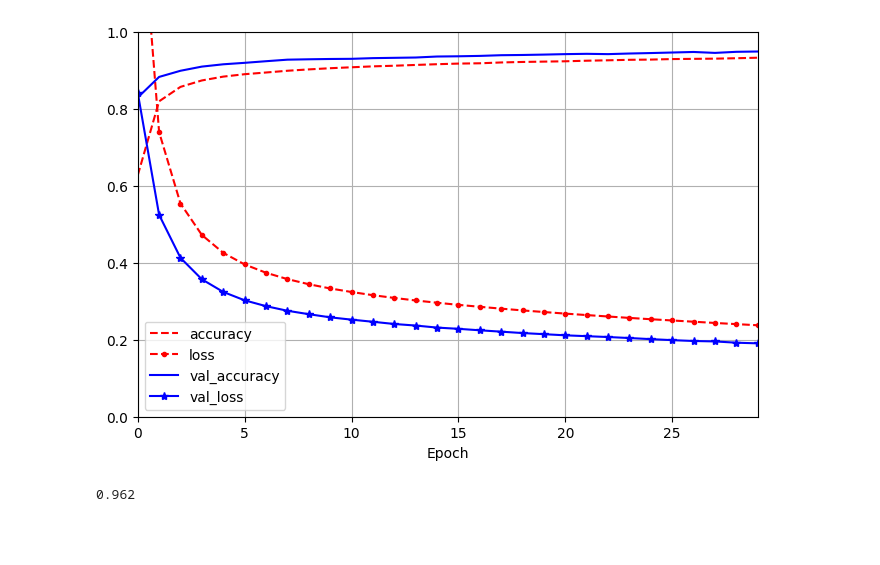
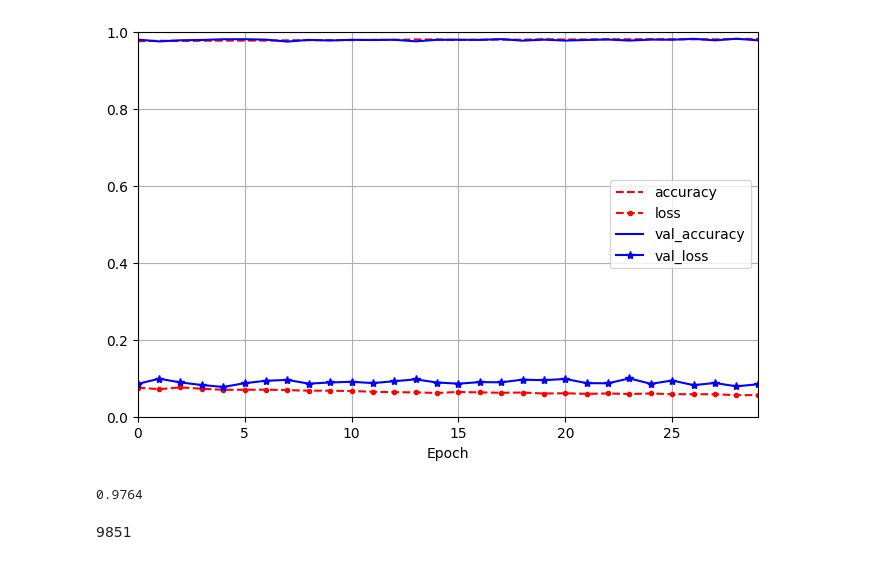
Before and after one commit to Qizix/bacis-ml-models, a Jupyter notebook: mlp classification/main.ipynb, the cells around one changed output. Saved outputs shown, nothing was run; the diff lists cells and outputs as text; code cells hidden in the pictures; blank space fills up the shorter version.

```diff
--- a/mlp classification/main.ipynb
+++ b/mlp classification/main.ipynb
@@ -76,16 +76,24 @@ Model: "sequential_15"
  Trainable params: 266,610 (1.02 MB)
  Non-trainable params: 0 (0.00 B)
 # %%
+class MCDropout(tf.keras.layers.Dropout):
+    def call(self, inputs, training=False):
+        return super().call(inputs, training=True)
+
+
 model = tf.keras.Sequential([
     tf.keras.layers.Flatten(input_shape=[28, 28]),
+    MCDropout(rate=0.2),
     tf.keras.layers.Dense(300, kernel_initializer="he_normal",
     use_bias=False),
     tf.keras.layers.BatchNormalization(),
     tf.keras.layers.Activation("relu"),
+    MCDropout(rate=0.2),
     tf.keras.layers.Dense(100, kernel_initializer="he_normal",
     use_bias=False),
     tf.keras.layers.BatchNormalization(),
     tf.keras.layers.Activation("relu"),
+    MCDropout(rate=0.2),
     tf.keras.layers.Dense(10, activation="softmax")
 ])
 
@@ -94,15 +102,5 @@ model.compile(
     optimizer = optimizer,
     loss = "sparse_categorical_crossentropy",
     metrics = ["accuracy"])
-
-history = model.fit(X_train, y_train, epochs=20, validation_data=(X_valid, y_valid), callbacks=[tensorboard_callback])
-
-y_pred = model.predict(X_test)
-accuracy_score(y_test, np.argmax(y_pred, axis=-1))
-pd.DataFrame(history.history).plot(
-figsize=(8, 5), xlim=[0, 29], ylim=[0, 1], grid=True, xlabel="Epoch",
-style=["r--", "r--.", "b-", "b-*"])
-plt.show()
-accuracy_score(y_test, np.argmax(y_pred, axis=-1))
 # %% [output]
 Epoch 1/20
@@ -127,19 +125,6 @@ Epoch 20/20
 # %%
-leaky_relu = tf.keras.layers.LeakyReLU(alpha=0.3)
 
-model = tf.keras.models.Sequential([
-    tf.keras.layers.Flatten(input_shape=[28, 28]),
-    tf.keras.layers.Dense(300, activation=leaky_relu, kernel_initializer="he_normal"),
-    tf.keras.layers.Dense(100, activation=leaky_relu, kernel_initializer="he_normal"),
-    tf.keras.layers.Dense(10, activation="softmax")])
-
-optimizer = tf.keras.optimizers.SGD(learning_rate=0.001)
-model.compile(
-    optimizer = optimizer,
-    loss = "sparse_categorical_crossentropy",
-    metrics = ["accuracy"])
-
-history = model.fit(X_train, y_train, epochs=100, validation_data=(X_valid, y_valid), callbacks=[tensorboard_callback])
+history = model.fit(X_train, y_train, epochs=50, validation_data=(X_valid, y_valid), callbacks=[tensorboard_callback])
 
 y_pred = model.predict(X_test)
 accuracy_score(y_test, np.argmax(y_pred, axis=-1))
@@ -169,2 +154,4 @@ Epoch 100/100
-[figure, old version]
+[figure, new version]
-0.962
+0.9764
+# %% [markdown]
+9851
```
Also changed, not shown: parts of 3 cells of this notebook, 10 other files.
